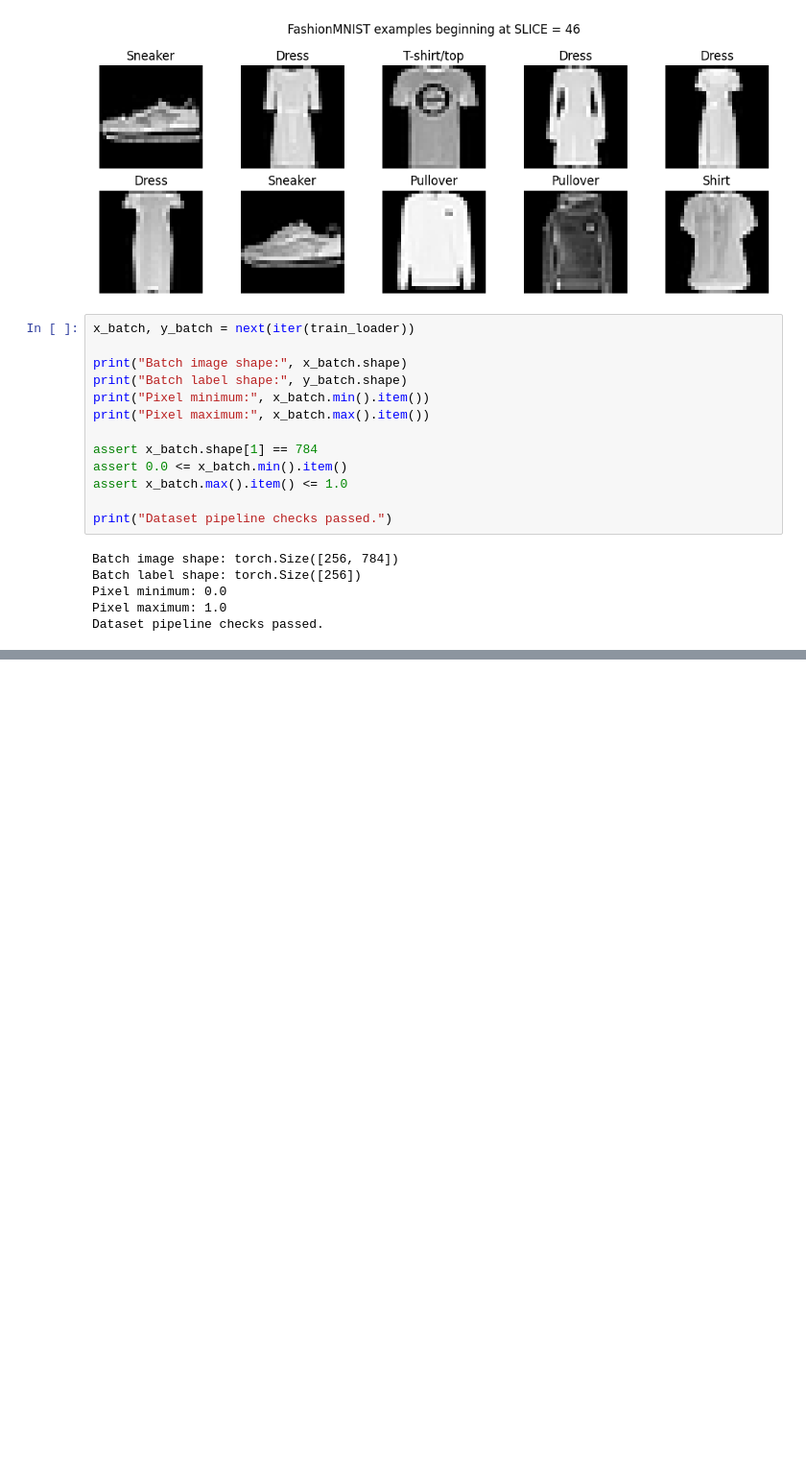
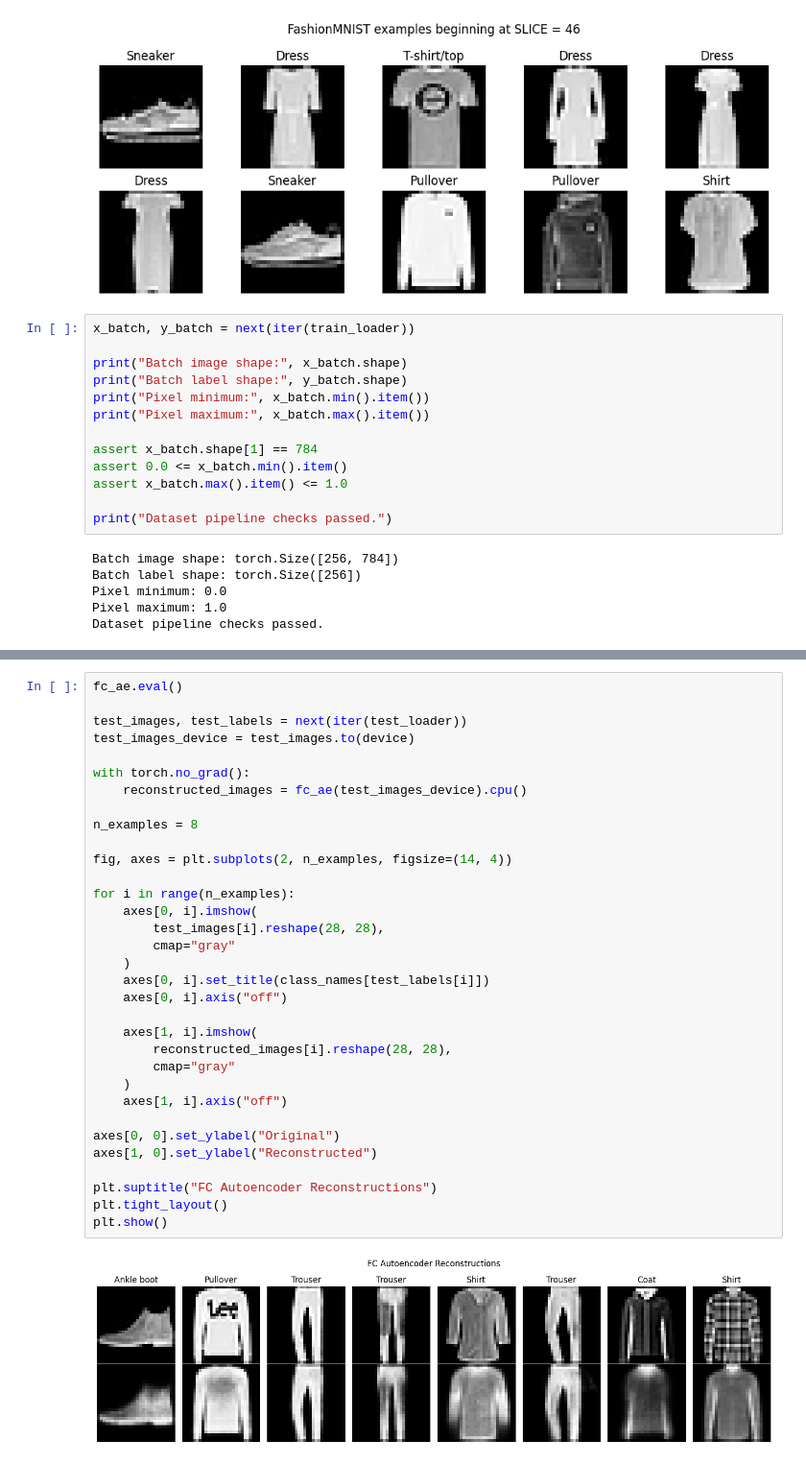
Before and after one commit to DrashtiShah23/data266-2046, a Jupyter notebook: hw7/HW7.ipynb, the cells around one changed output, grey strips where cells are left out. Shown at 96% size. Cells and saved outputs as stored; diff of their text form; blank space fills up the shorter version.

```diff
--- a/hw7/HW7.ipynb
+++ b/hw7/HW7.ipynb
@@ -256,0 +502,35 @@ Dataset pipeline checks passed.
+# %%
+fc_ae.eval()
+
+test_images, test_labels = next(iter(test_loader))
+test_images_device = test_images.to(device)
+
+with torch.no_grad():
+    reconstructed_images = fc_ae(test_images_device).cpu()
+
+n_examples = 8
+
+fig, axes = plt.subplots(2, n_examples, figsize=(14, 4))
+
+for i in range(n_examples):
+    axes[0, i].imshow(
+        test_images[i].reshape(28, 28),
+        cmap="gray"
+    )
+    axes[0, i].set_title(class_names[test_labels[i]])
+    axes[0, i].axis("off")
+
+    axes[1, i].imshow(
+        reconstructed_images[i].reshape(28, 28),
+        cmap="gray"
+    )
+    axes[1, i].axis("off")
+
+axes[0, 0].set_ylabel("Original")
+axes[1, 0].set_ylabel("Reconstructed")
+
+plt.suptitle("FC Autoencoder Reconstructions")
+plt.tight_layout()
+plt.show()
+# %% [output]
+[figure, added]
```
Also changed, not shown: parts of 9 cells of this notebook.
